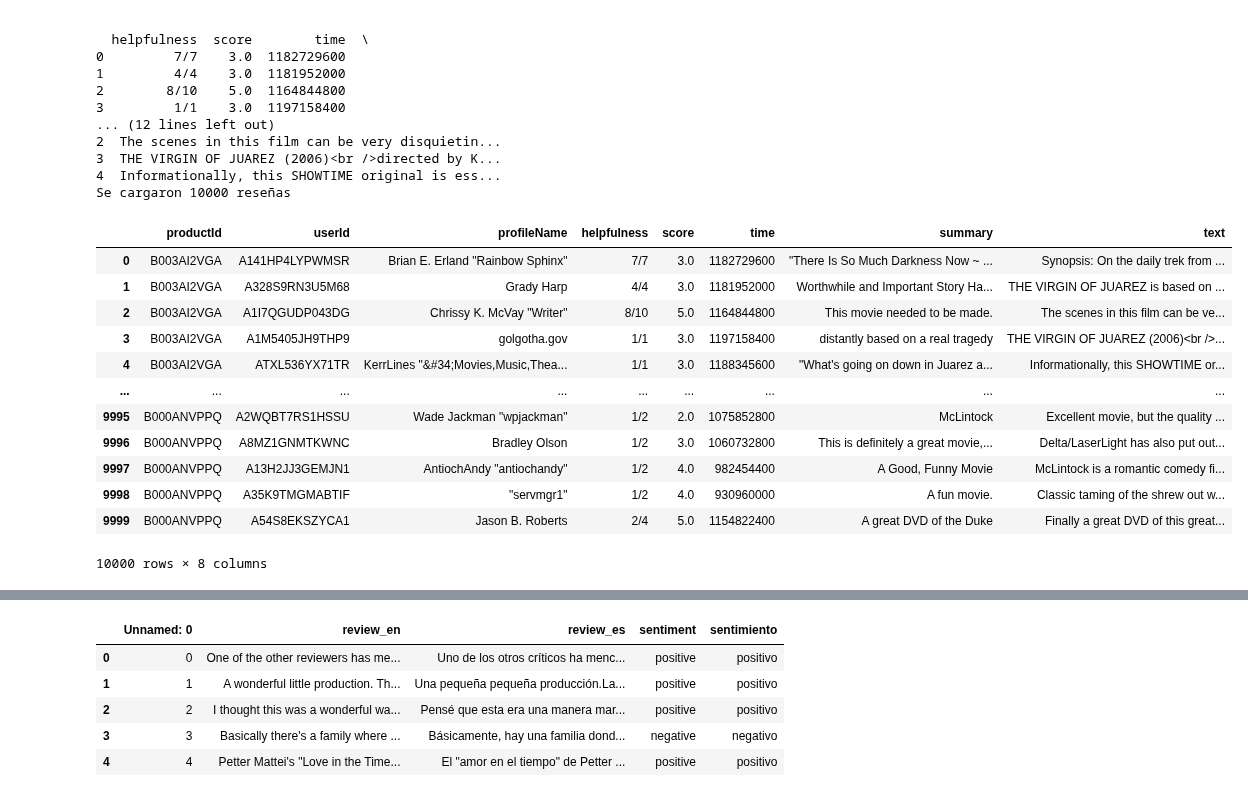
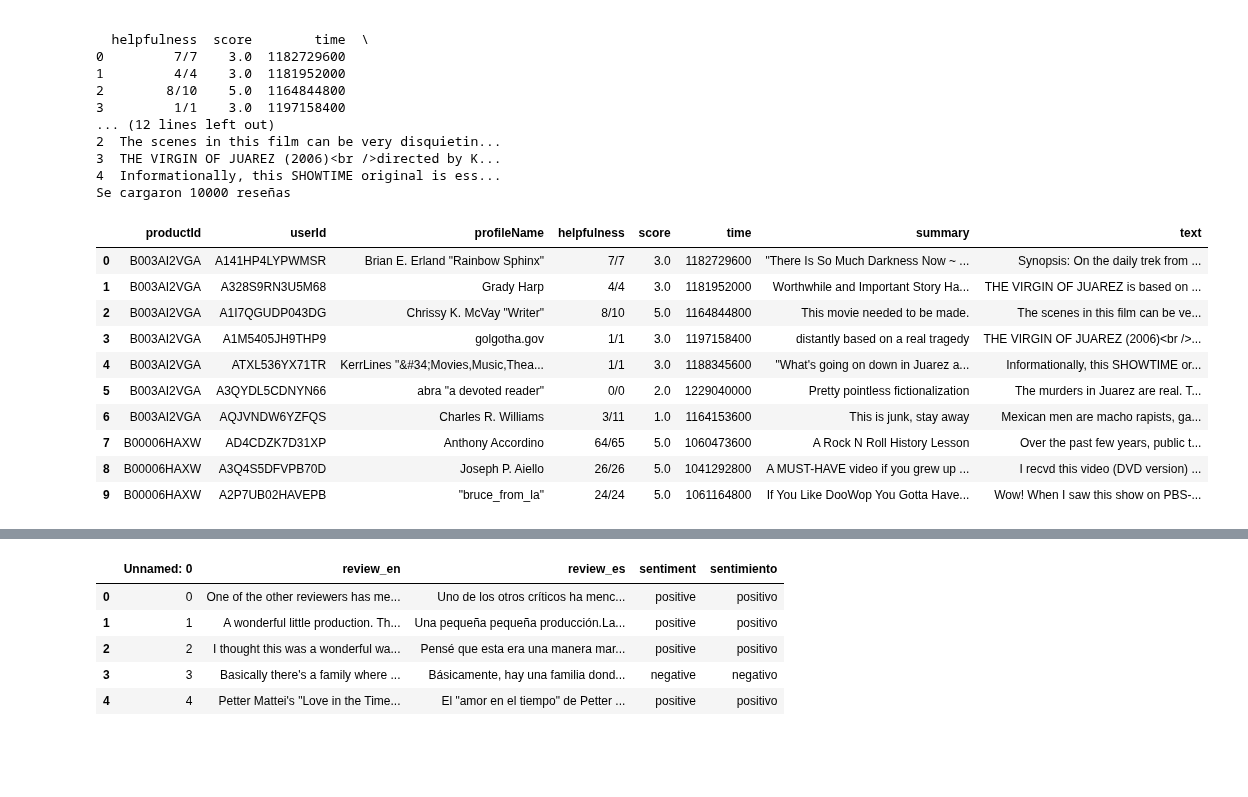
Before and after one commit to magy509/ingenieropg80.Proyecto_final_madre, a Jupyter notebook: src/datasets.ipynb, the cells around one changed output, grey strips where cells are left out. Cells and saved outputs as stored; diff of their text form; code cells hidden in the pictures; blank space fills up the shorter version.

Commit message:
Organizacion de descargas y datasets

```diff
--- a/src/datasets.ipynb
+++ b/src/datasets.ipynb
@@ -235,16 +220,3 @@ df_omdb.head()
 | 2 | Grumpier Old Men | 1995 | Comedy, Romance | Howard Deutch | Walter Matthau, Jack Lemmon, Ann-... | 6.7 | Just as John and Max resolve to s... | 3 |
 | 3 | Waiting to Exhale | 1995 | Comedy, Drama, Romance | Forest Whitaker | Whitney Houston, Angela Bassett, ... | 6.0 | Based on Terry McMillan's novel, ... | 4 |
 | 4 | Father of the Bride Part II | 1995 | Comedy, Family, Romance | Charles Shyer | Steve Martin, Diane Keaton, Marti... | 6.1 | George Banks must deal not only w... | 5 |
-# %%
-import requests
-
-url = "https://snap.stanford.edu/data/movies.txt.gz"
-
-# Descargar por streaming y guardar en disco
-with requests.get(url, stream=True) as r:
-    r.raise_for_status()
-    with open("movies.txt.gz", "wb") as f:
-        for chunk in r.iter_content(chunk_size=8192):
-            f.write(chunk)
-
-print("Descarga completada")
@@ -254,7 +226,7 @@ Descarga completada
 import pandas as pd
 import gzip
 
-file_path = "movies.txt.gz"
+file_path = "../data/interim/movies.txt.gz"
 data = []
 current_review = {}
 max_reviews = 10000  # cambiar según lo que quieras cargar
@@ -317,18 +289,16 @@ print(f"Se cargaron {len(df)} reseñas")
 4  Informationally, this SHOWTIME original is ess...
 Se cargaron 10000 reseñas
 # %%
-df
+df.head(10)
 # %% [output]
 |  | productId | userId | profileName | helpfulness | score | time | summary | text |
 | 0 | B003AI2VGA | A141HP4LYPWMSR | Brian E. Erland "Rainbow Sphinx" | 7/7 | 3.0 | 1182729600 | "There Is So Much Darkness Now ~ ... | Synopsis: On the daily trek from ... |
 | 1 | B003AI2VGA | A328S9RN3U5M68 | Grady Harp | 4/4 | 3.0 | 1181952000 | Worthwhile and Important Story Ha... | THE VIRGIN OF JUAREZ is based on ... |
 | 2 | B003AI2VGA | A1I7QGUDP043DG | Chrissy K. McVay "Writer" | 8/10 | 5.0 | 1164844800 | This movie needed to be made. | The scenes in this film can be ve... |
 | 3 | B003AI2VGA | A1M5405JH9THP9 | golgotha.gov | 1/1 | 3.0 | 1197158400 | distantly based on a real tragedy | THE VIRGIN OF JUAREZ (2006)<br />... |
 | 4 | B003AI2VGA | ATXL536YX71TR | KerrLines "&#34;Movies,Music,Thea... | 1/1 | 3.0 | 1188345600 | "What's going on down in Juarez a... | Informationally, this SHOWTIME or... |
-| ... | ... | ... | ... | ... | ... | ... | ... | ... |
-| 9995 | B000ANVPPQ | A2WQBT7RS1HSSU | Wade Jackman "wpjackman" | 1/2 | 2.0 | 1075852800 | McLintock | Excellent movie, but the quality ... |
-| 9996 | B000ANVPPQ | A8MZ1GNMTKWNC | Bradley Olson | 1/2 | 3.0 | 1060732800 | This is definitely a great movie,... | Delta/LaserLight has also put out... |
-| 9997 | B000ANVPPQ | A13H2JJ3GEMJN1 | AntiochAndy "antiochandy" | 1/2 | 4.0 | 982454400 | A Good, Funny Movie | McLintock is a romantic comedy fi... |
-| 9998 | B000ANVPPQ | A35K9TMGMABTIF | "servmgr1" | 1/2 | 4.0 | 930960000 | A fun movie. | Classic taming of the shrew out w... |
-| 9999 | B000ANVPPQ | A54S8EKSZYCA1 | Jason B. Roberts | 2/4 | 5.0 | 1154822400 | A great DVD of the Duke | Finally a great DVD of this great... |
+| 5 | B003AI2VGA | A3QYDL5CDNYN66 | abra "a devoted reader" | 0/0 | 2.0 | 1229040000 | Pretty pointless fictionalization | The murders in Juarez are real. T... |
+| 6 | B003AI2VGA | AQJVNDW6YZFQS | Charles R. Williams | 3/11 | 1.0 | 1164153600 | This is junk, stay away | Mexican men are macho rapists, ga... |
+| 7 | B00006HAXW | AD4CDZK7D31XP | Anthony Accordino | 64/65 | 5.0 | 1060473600 | A Rock N Roll History Lesson | Over the past few years, public t... |
+| 8 | B00006HAXW | A3Q4S5DFVPB70D | Joseph P. Aiello | 26/26 | 5.0 | 1041292800 | A MUST-HAVE video if you grew up ... | I recvd this video (DVD version) ... |
+| 9 | B00006HAXW | A2P7UB02HAVEPB | "bruce_from_la" | 24/24 | 5.0 | 1061164800 | If You Like DooWop You Gotta Have... | Wow! When I saw this show on PBS-... |
-10000 rows × 8 columns
```
Also changed, not shown: parts of 23 cells of this notebook.
